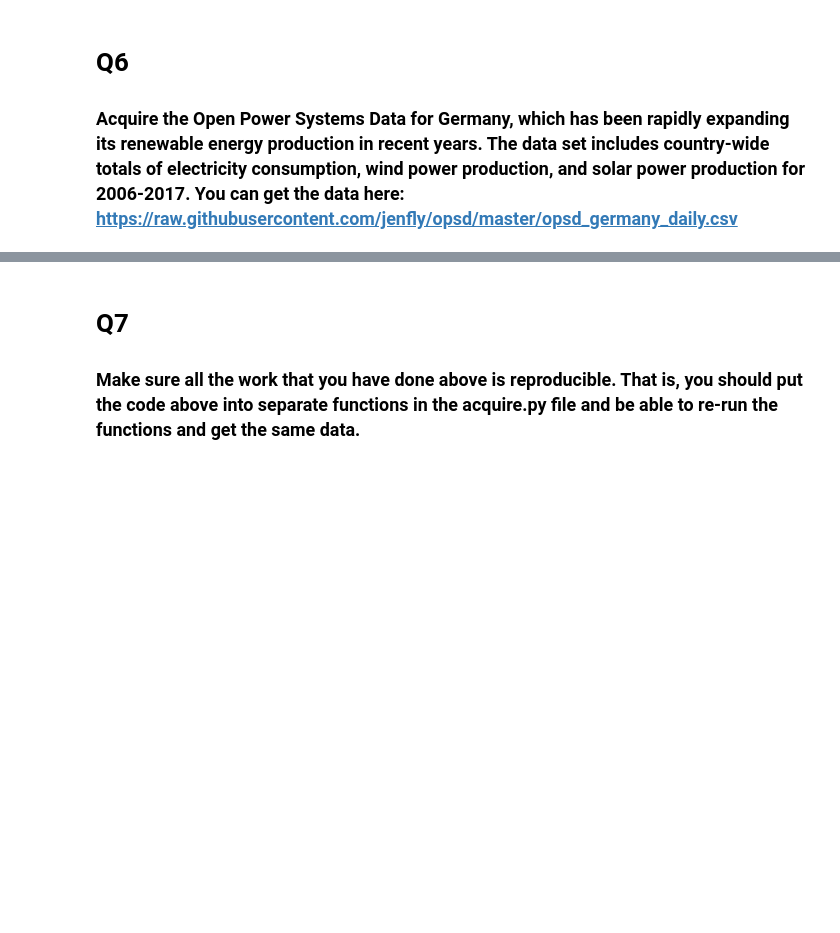
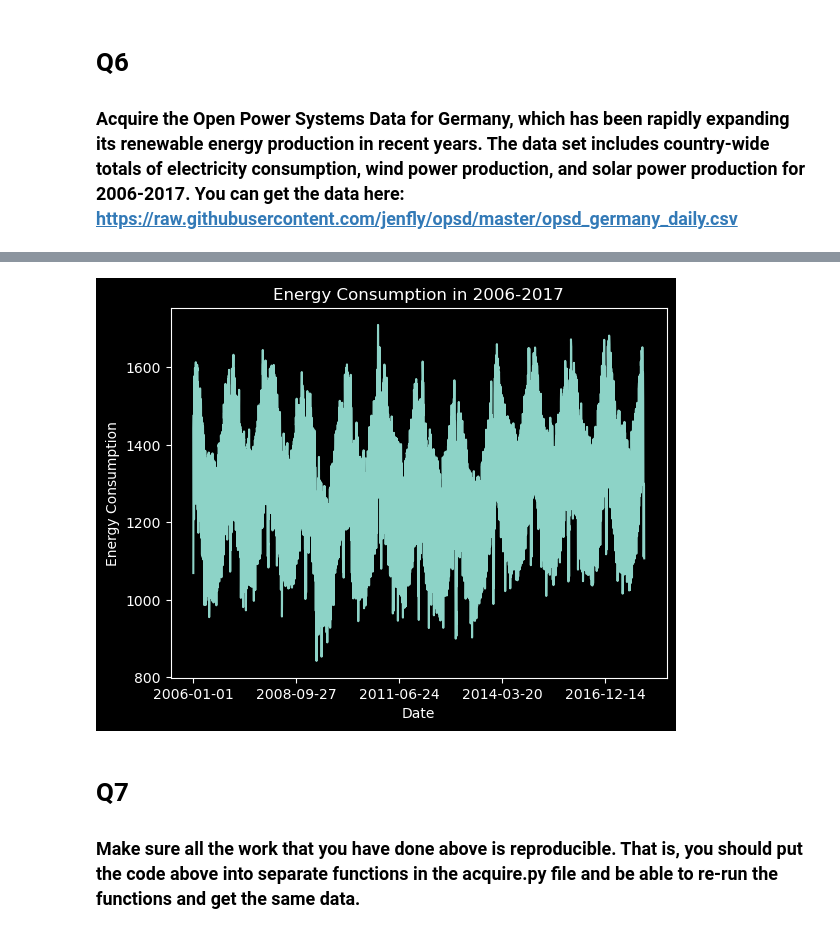
Before and after one commit to Ramiro-Lopez/time-series-exercises, a Jupyter notebook: acquire_exercise.ipynb, the cells around one changed output, grey strips where cells are left out. Drawn from its saved outputs; the diff is of its cells as text; code cells hidden in the pictures; blank space fills up the shorter version.

```diff
--- a/acquire_exercise.ipynb
+++ b/acquire_exercise.ipynb
@@ -395,0 +474,2 @@ solar_df.head()
+# %%
+solar_df = solar_df.set_index('Date').sort_index()
@@ -396,3 +486,10 @@ solar_df.head()
+# %%
+solar_df.Consumption.plot()
+plt.title("Energy Consumption in 2006-2017")
+plt.ylabel("Energy Consumption")
+plt.show()
+# %% [output]
+[figure, added]
 # %% [markdown]
 # Q7
 ### Make sure all the work that you have done above is reproducible. That is, you should put the code above into separate functions in the acquire.py file and be able to re-run the functions and get the same data.
```
Also changed, not shown: parts of 45 cells of this notebook.
